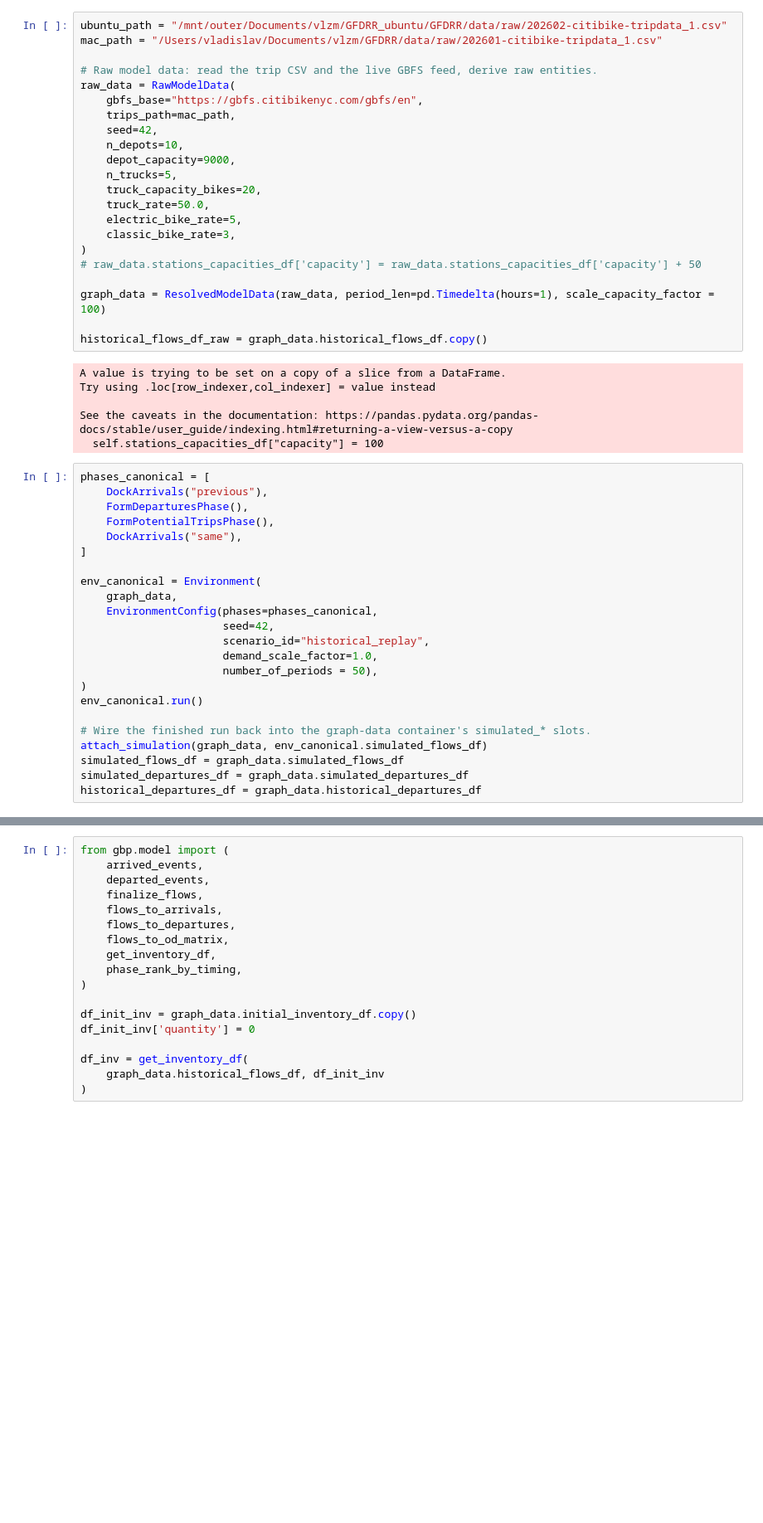
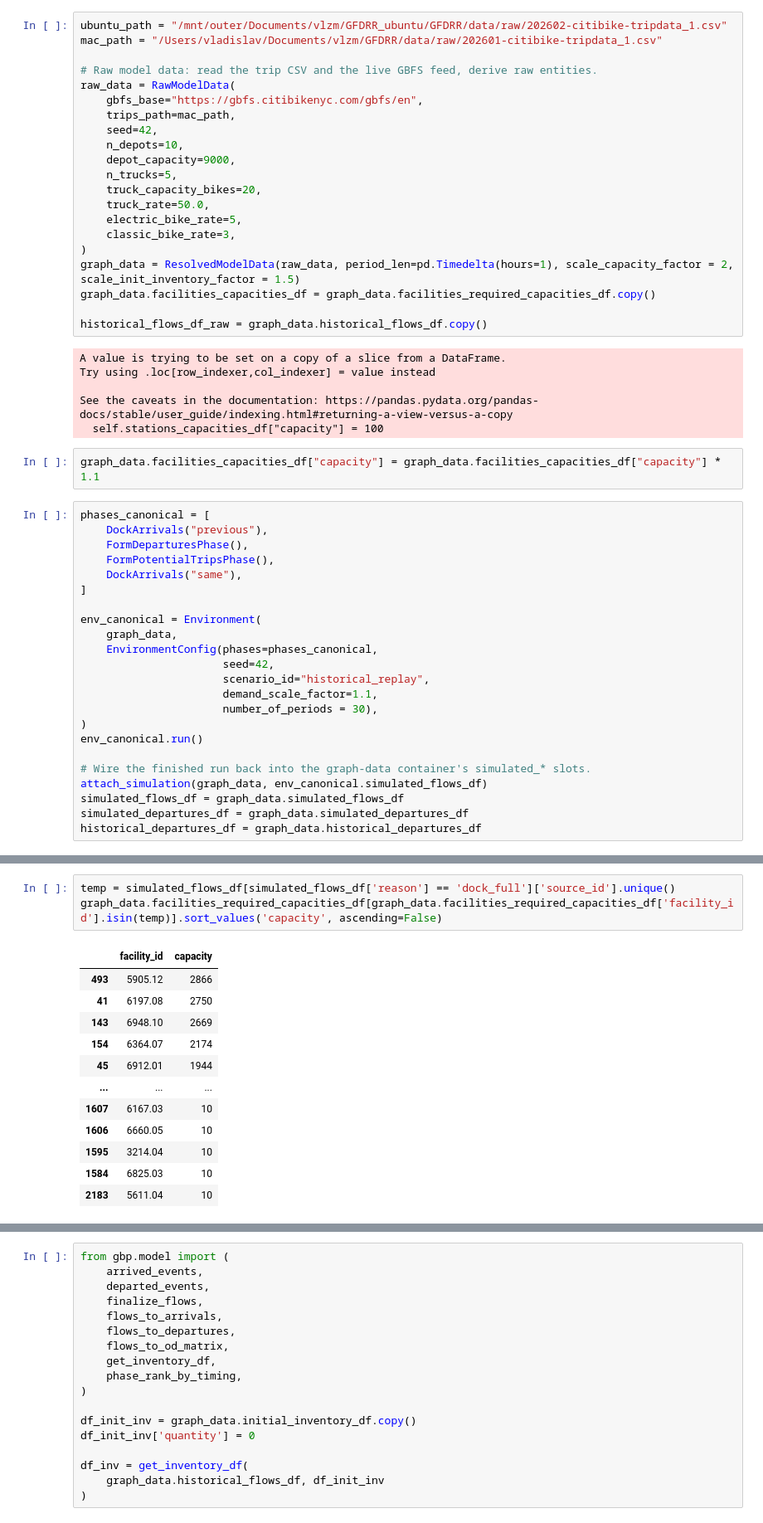
Before and after one commit to vlzm/GFDRR, a Jupyter notebook: notebooks/test_pipeline.ipynb, the cells around one changed output, grey strips where cells are left out. Shown at 83% size. Saved outputs shown, nothing was run; the diff lists cells and outputs as text; blank space fills up the shorter version.

```diff
--- a/notebooks/test_pipeline.ipynb
+++ b/notebooks/test_pipeline.ipynb
@@ -47,9 +47,8 @@ raw_data = RawModelData(
     electric_bike_rate=5,
     classic_bike_rate=3,
 )
-# raw_data.stations_capacities_df['capacity'] = raw_data.stations_capacities_df['capacity'] + 50
-
-graph_data = ResolvedModelData(raw_data, period_len=pd.Timedelta(hours=1), scale_capacity_factor = 100)
+graph_data = ResolvedModelData(raw_data, period_len=pd.Timedelta(hours=1), scale_capacity_factor = 2, scale_init_inventory_factor = 1.5)
+graph_data.facilities_capacities_df = graph_data.facilities_required_capacities_df.copy()
 
 historical_flows_df_raw = graph_data.historical_flows_df.copy()
 # %% [output]
@@ -58,6 +57,8 @@ Try using .loc[row_indexer,col_indexer] = value instead
 
 See the caveats in the documentation: https://pandas.pydata.org/pandas-docs/stable/user_guide/indexing.html#returning-a-view-versus-a-copy
   self.stations_capacities_df["capacity"] = 100
+# %%
+graph_data.facilities_capacities_df["capacity"] = graph_data.facilities_capacities_df["capacity"] * 1.1
 # %%
 phases_canonical = [
     DockArrivals("previous"),
@@ -71,8 +72,8 @@ env_canonical = Environment(
     EnvironmentConfig(phases=phases_canonical,
                       seed=42,
                       scenario_id="historical_replay",
-                      demand_scale_factor=1.0,
-                      number_of_periods = 50),
+                      demand_scale_factor=1.1,
+                      number_of_periods = 30),
 )
 env_canonical.run()
 
@@ -121,0 +91,16 @@ Name: count, Length: 490, dtype: Int64
+# %%
+temp = simulated_flows_df[simulated_flows_df['reason'] == 'dock_full']['source_id'].unique()
+graph_data.facilities_required_capacities_df[graph_data.facilities_required_capacities_df['facility_id'].isin(temp)].sort_values('capacity', ascending=False)
+# %% [output]
+|  | facility_id | capacity |
+| 493 | 5905.12 | 2866 |
+| 41 | 6197.08 | 2750 |
+| 143 | 6948.10 | 2669 |
+| 154 | 6364.07 | 2174 |
+| 45 | 6912.01 | 1944 |
+| ... | ... | ... |
+| 1607 | 6167.03 | 10 |
+| 1606 | 6660.05 | 10 |
+| 1595 | 3214.04 | 10 |
+| 1584 | 6825.03 | 10 |
+| 2183 | 5611.04 | 10 |
```
Also changed, not shown: parts of 5 cells of this notebook, 2 other files.
